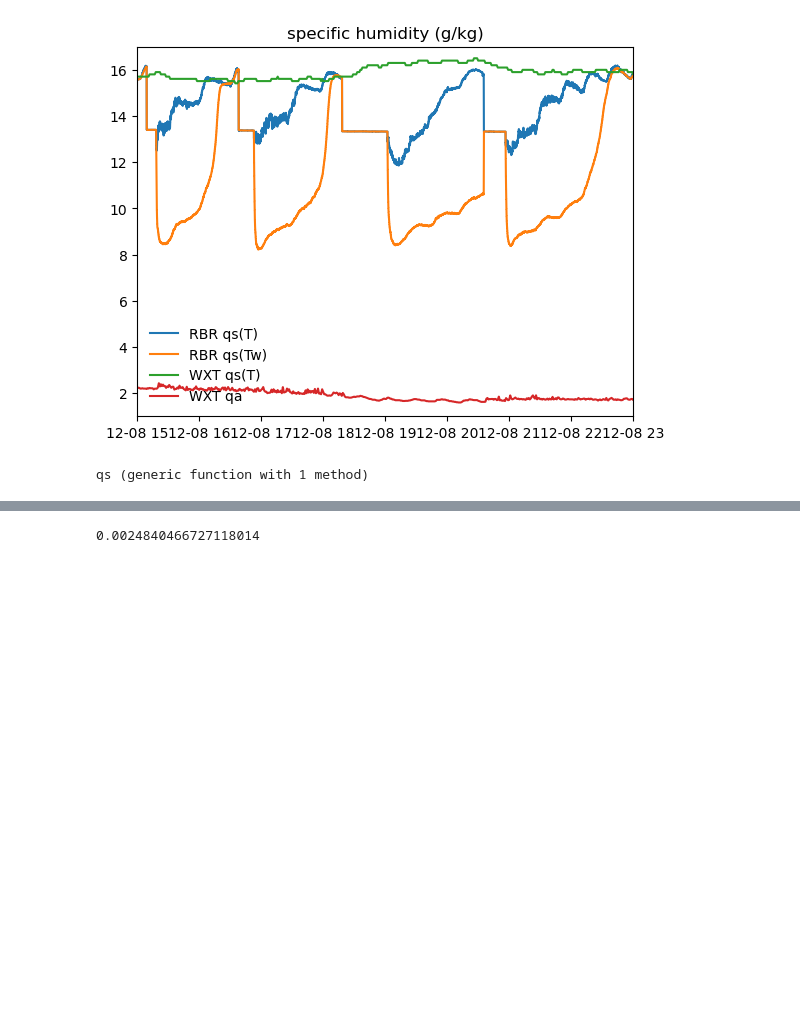
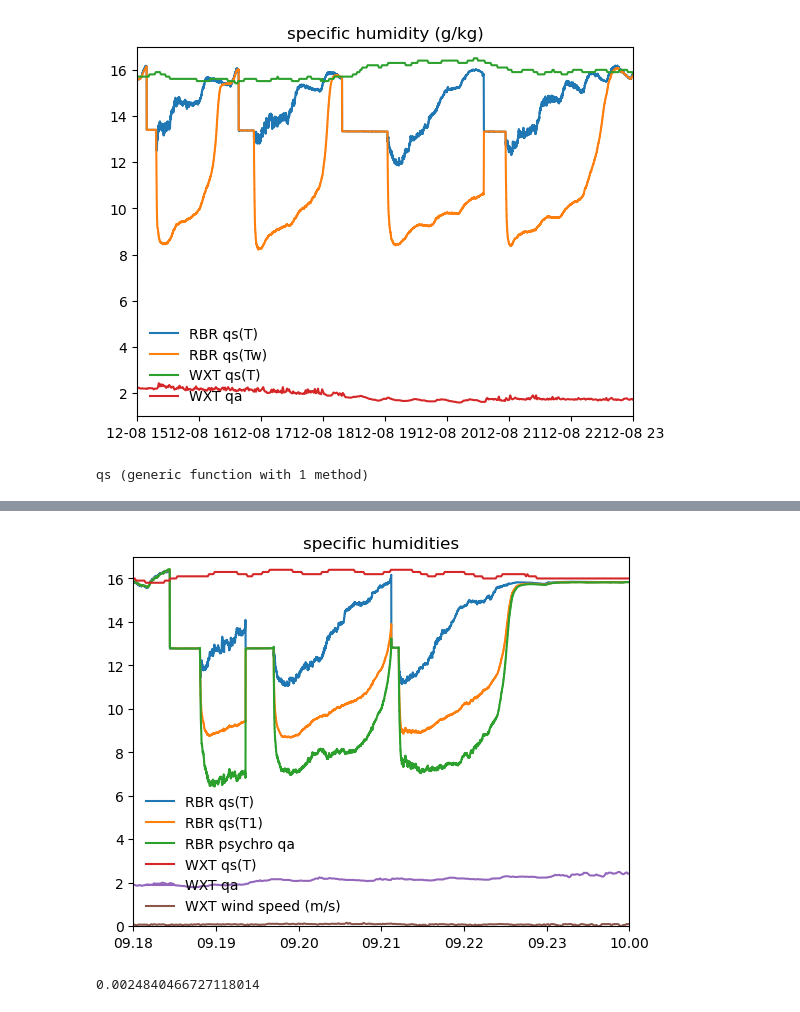
Before and after one commit to jtomfarrar/submersible_humidity_sensor, a Jupyter notebook: code/202512TankTest.ipynb, the cells around one changed output, grey strips where cells are left out. Saved outputs shown, nothing was run; the diff lists cells and outputs as text; code cells hidden in the pictures; blank space fills up the shorter version.

```diff
--- a/code/202512TankTest.ipynb
+++ b/code/202512TankTest.ipynb
@@ -158,3 +166,9 @@ gcf()
+# %%
+# 2 nice tests
+xlim([DateTime(2025,12,9,18), DateTime(2025,12,10,0)])
+gcf()
+# %% [output]
+[figure, added]
 # %%
 qa_est = q_air_fcn.(21.3, 9.5) # 0.0024840466727118014
 # T1 not measured below 11 C when WXT qa = 0.025.
```
Also changed, not shown: parts of 2 cells of this notebook.
